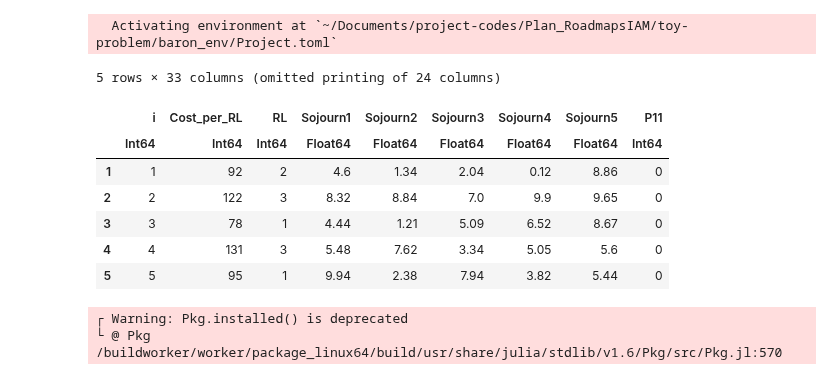
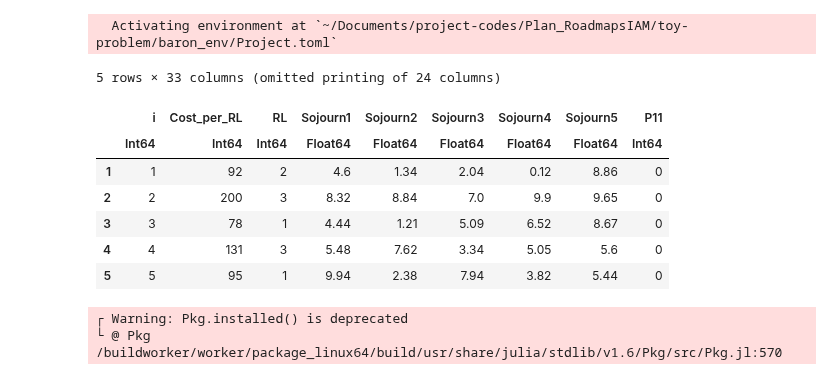
Before and after one commit to vyom-thakker/RoadmapsIAM, a Jupyter notebook: trial-baron.ipynb, the cells around one changed output. Drawn from its saved outputs; the diff is of its cells as text; code cells hidden in the pictures.

```diff
--- a/trial-baron.ipynb
+++ b/trial-baron.ipynb
@@ -17,21 +17,22 @@ using BARON
 # %%
 innovations = CSV.File("./innovations.csv",header=1,delim=",") |> DataFrame
 mapki = CSV.File("./map-ki.csv",header=1,delim=",") |> DataFrame
 compromise = CSV.File("./compromise.csv",header=1,delim=",") |> DataFrame
 initial = CSV.File("./initial.csv",header=1,delim=",") |> DataFrame
 ci=innovations[!,2]
 rl=innovations[!,3]
 initial
 innovations[2,6]=7
+innovations[2,2]=200
 #innovations[2,3]=2
 #innovations[2,2]=142
 innovations
 # %% [output]
 5 rows × 33 columns (omitted printing of 24 columns)
 |  | i | Cost_per_RL | RL | Sojourn1 | Sojourn2 | Sojourn3 | Sojourn4 | Sojourn5 | P11 |
 |  | Int64 | Int64 | Int64 | Float64 | Float64 | Float64 | Float64 | Float64 | Int64 |
 | 1 | 1 | 92 | 2 | 4.6 | 1.34 | 2.04 | 0.12 | 8.86 | 0 |
-| 2 | 2 | 122 | 3 | 8.32 | 8.84 | 7.0 | 9.9 | 9.65 | 0 |
+| 2 | 2 | 200 | 3 | 8.32 | 8.84 | 7.0 | 9.9 | 9.65 | 0 |
 | 3 | 3 | 78 | 1 | 4.44 | 1.21 | 5.09 | 6.52 | 8.67 | 0 |
 | 4 | 4 | 131 | 3 | 5.48 | 7.62 | 3.34 | 5.05 | 5.6 | 0 |
 | 5 | 5 | 95 | 1 | 9.94 | 2.38 | 7.94 | 3.82 | 5.44 | 0 |
```
Also changed, not shown: parts of 9 cells of this notebook, 1 other file.
